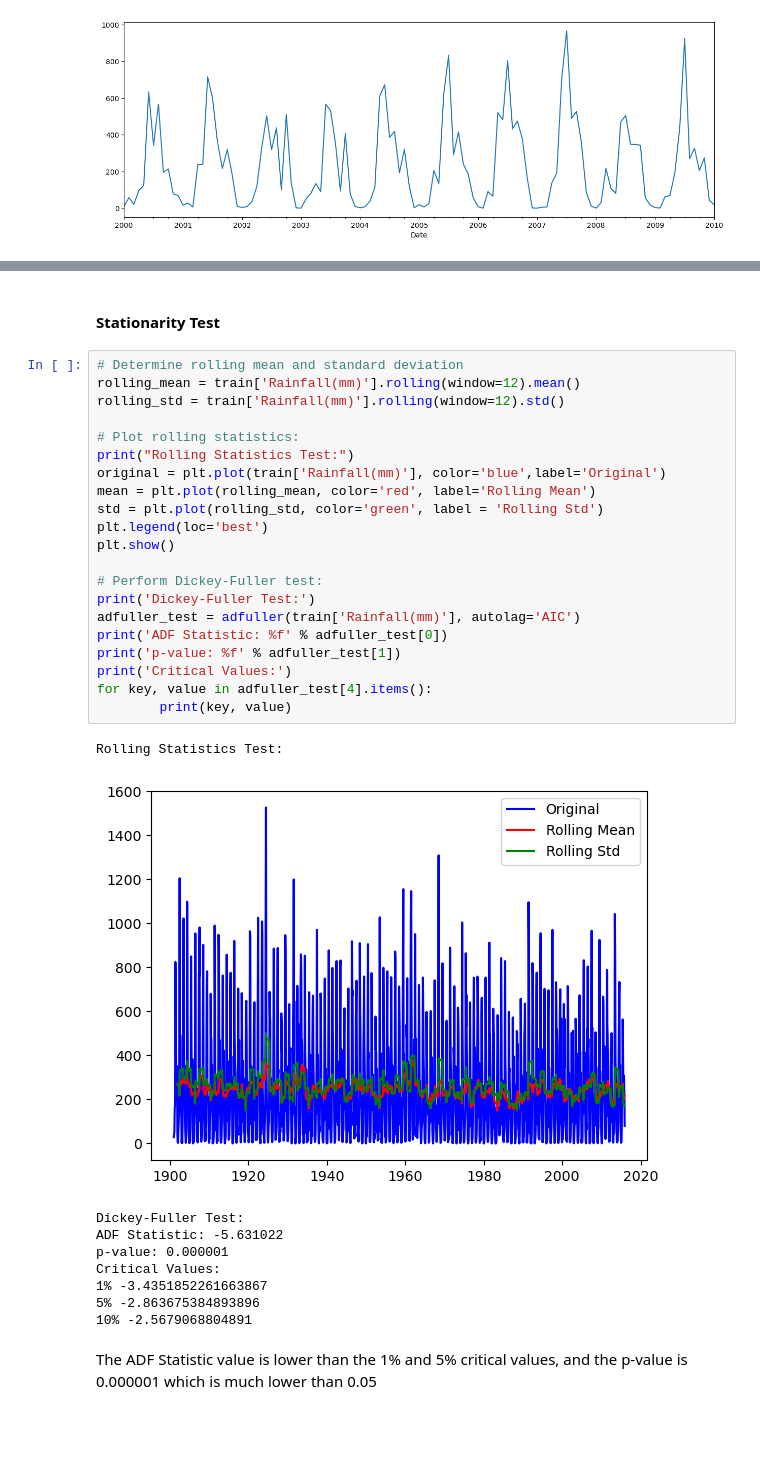
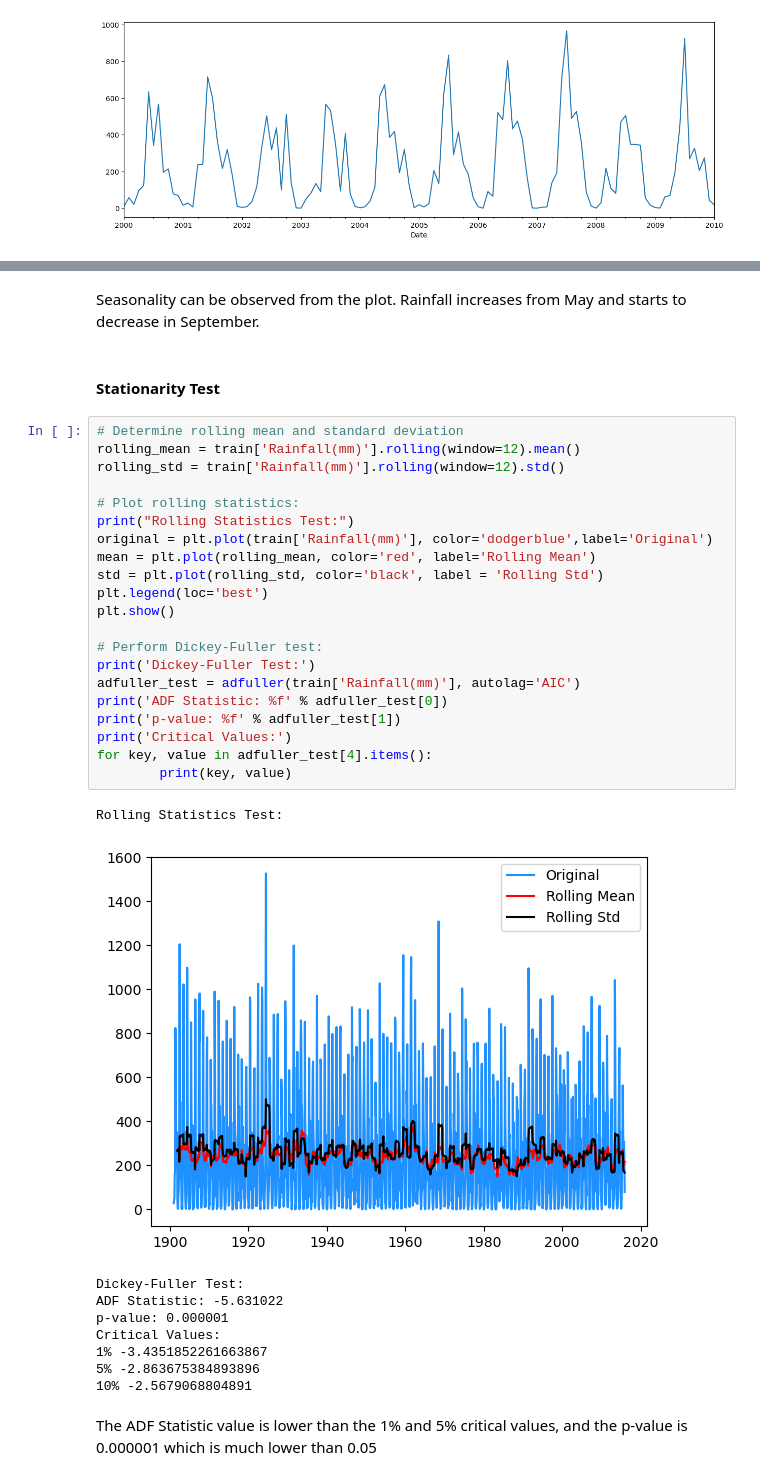
Before and after one commit to jishnu3000/flood-prediction, a Jupyter notebook: F20PA.ipynb, the cells around one changed output, grey strips where cells are left out. Cells and saved outputs as stored; diff of their text form; blank space fills up the shorter version.

```diff
--- a/F20PA.ipynb
+++ b/F20PA.ipynb
@@ -352,29 +385,31 @@ train['Rainfall(mm)']['2000-01-01':'2010-01-01'].plot()
+# %% [markdown]
+Seasonality can be observed from the plot. Rainfall increases from May and starts to decrease in September.
 # %% [markdown]
 #### Stationarity Test
 # %%
 # Determine rolling mean and standard deviation
 rolling_mean = train['Rainfall(mm)'].rolling(window=12).mean()
 rolling_std = train['Rainfall(mm)'].rolling(window=12).std()
 
 # Plot rolling statistics:
 print("Rolling Statistics Test:")
-original = plt.plot(train['Rainfall(mm)'], color='blue',label='Original')
+original = plt.plot(train['Rainfall(mm)'], color='dodgerblue',label='Original')
 mean = plt.plot(rolling_mean, color='red', label='Rolling Mean')
-std = plt.plot(rolling_std, color='green', label = 'Rolling Std')
+std = plt.plot(rolling_std, color='black', label = 'Rolling Std')
 plt.legend(loc='best')
 plt.show()
 
 # Perform Dickey-Fuller test:
 print('Dickey-Fuller Test:')
 adfuller_test = adfuller(train['Rainfall(mm)'], autolag='AIC')
 print('ADF Statistic: %f' % adfuller_test[0])
 print('p-value: %f' % adfuller_test[1])
 print('Critical Values:')
 for key, value in adfuller_test[4].items():
         print(key, value)
 # %% [output]
 Rolling Statistics Test:
-[figure, old version]
+[figure, new version]
 Dickey-Fuller Test:
 ADF Statistic: -5.631022
 p-value: 0.000001
```
Also changed, not shown: parts of 38 cells of this notebook.
